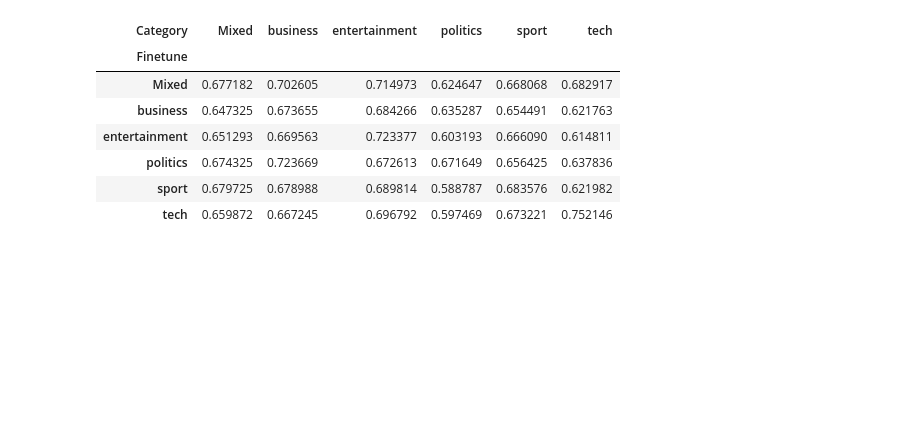
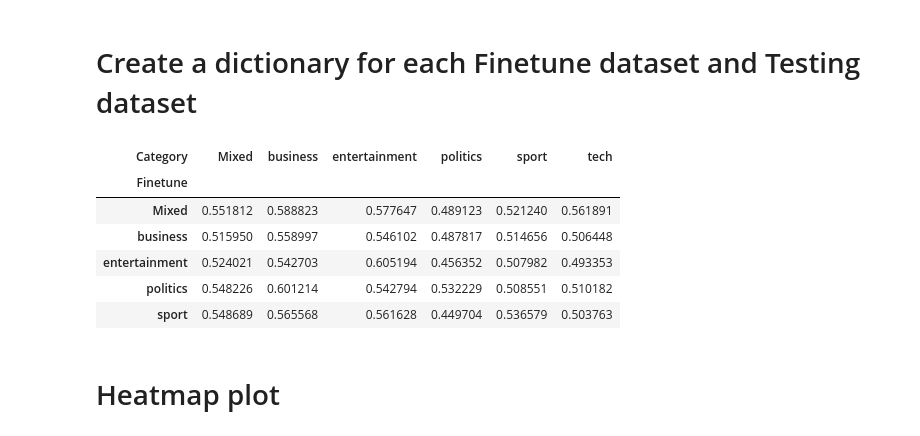
Before and after one commit to worachot-n/Text_summarization_T5, a Jupyter notebook: 1_7_Visualization.ipynb, the cells around one changed output. Cells and saved outputs as stored; diff of their text form; code cells hidden in the pictures; blank space fills up the shorter version.

```diff
--- a/1_7_Visualization.ipynb
+++ b/1_7_Visualization.ipynb
@@ -15,15 +22,22 @@ df.head()
+# %% [markdown]
+# Create a dictionary for each Finetune dataset and Testing dataset
 # %%
-score = 'Rouge-1'
-df_mean = df.groupby(['Finetune', 'Category']).agg({score: ['mean']})
-df_mean = df_mean.pivot_table(score, ['Finetune'], 'Category')
-df_mean = df_mean.droplevel(0, axis=1)
-df_mean
+score_list = ['Rouge-1','Rouge-2','Rouge-l','BERTscore']
+Sum_score_dict = {}
+# Sum_score_dict.keys = score_list
+for score in score_list:
+    df_mean = df.groupby(['Finetune', 'Category']).agg({score: ['mean']})
+    df_mean = df_mean.pivot_table(score, ['Finetune'], 'Category')
+    df_mean = df_mean.droplevel(0, axis=1)
+    Sum_score_dict[score] = df_mean
+df_mean.head()
 # %% [output]
 | Category | Mixed | business | entertainment | politics | sport | tech |
 | Finetune |  |  |  |  |  |  |
-| Mixed | 0.677182 | 0.702605 | 0.714973 | 0.624647 | 0.668068 | 0.682917 |
-| business | 0.647325 | 0.673655 | 0.684266 | 0.635287 | 0.654491 | 0.621763 |
-| entertainment | 0.651293 | 0.669563 | 0.723377 | 0.603193 | 0.666090 | 0.614811 |
-| politics | 0.674325 | 0.723669 | 0.672613 | 0.671649 | 0.656425 | 0.637836 |
-| sport | 0.679725 | 0.678988 | 0.689814 | 0.588787 | 0.683576 | 0.621982 |
-| tech | 0.659872 | 0.667245 | 0.696792 | 0.597469 | 0.673221 | 0.752146 |
+| Mixed | 0.551812 | 0.588823 | 0.577647 | 0.489123 | 0.521240 | 0.561891 |
+| business | 0.515950 | 0.558997 | 0.546102 | 0.487817 | 0.514656 | 0.506448 |
+| entertainment | 0.524021 | 0.542703 | 0.605194 | 0.456352 | 0.507982 | 0.493353 |
+| politics | 0.548226 | 0.601214 | 0.542794 | 0.532229 | 0.508551 | 0.510182 |
+| sport | 0.548689 | 0.565568 | 0.561628 | 0.449704 | 0.536579 | 0.503763 |
+# %% [markdown]
+# Heatmap plot
```
Also changed, not shown: parts of 10 cells of this notebook.
